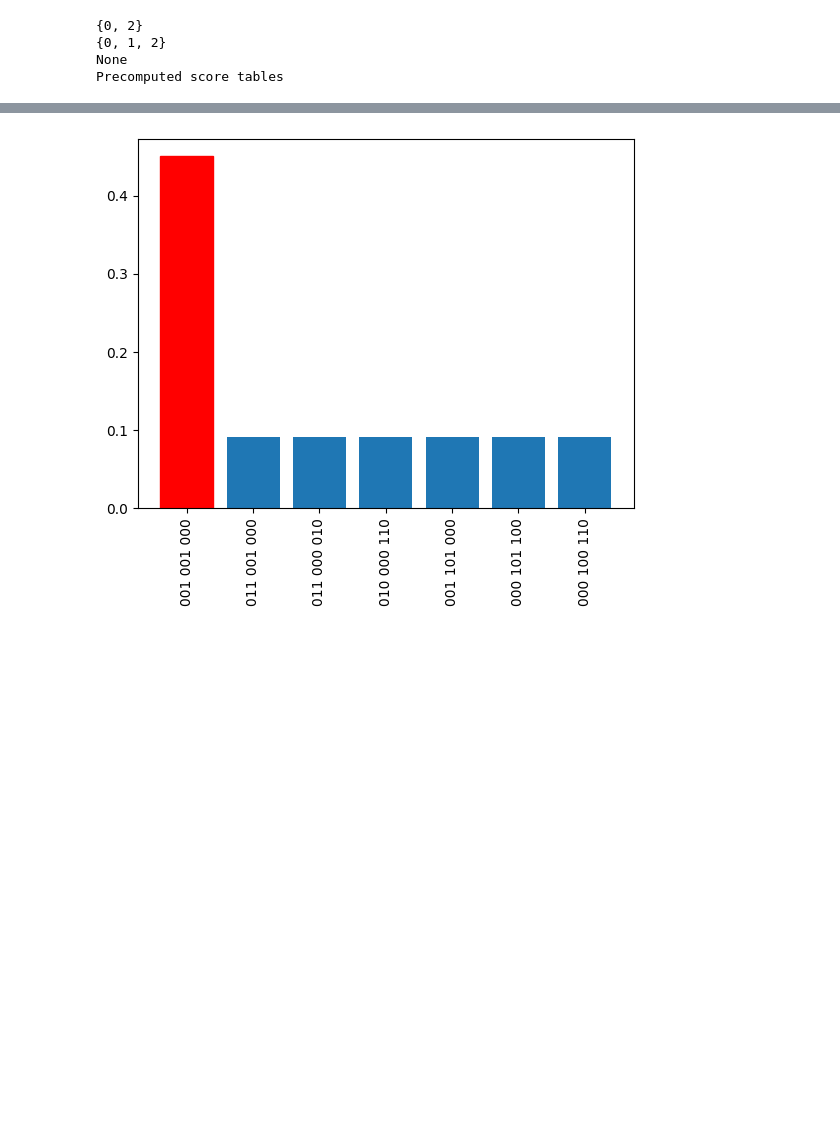
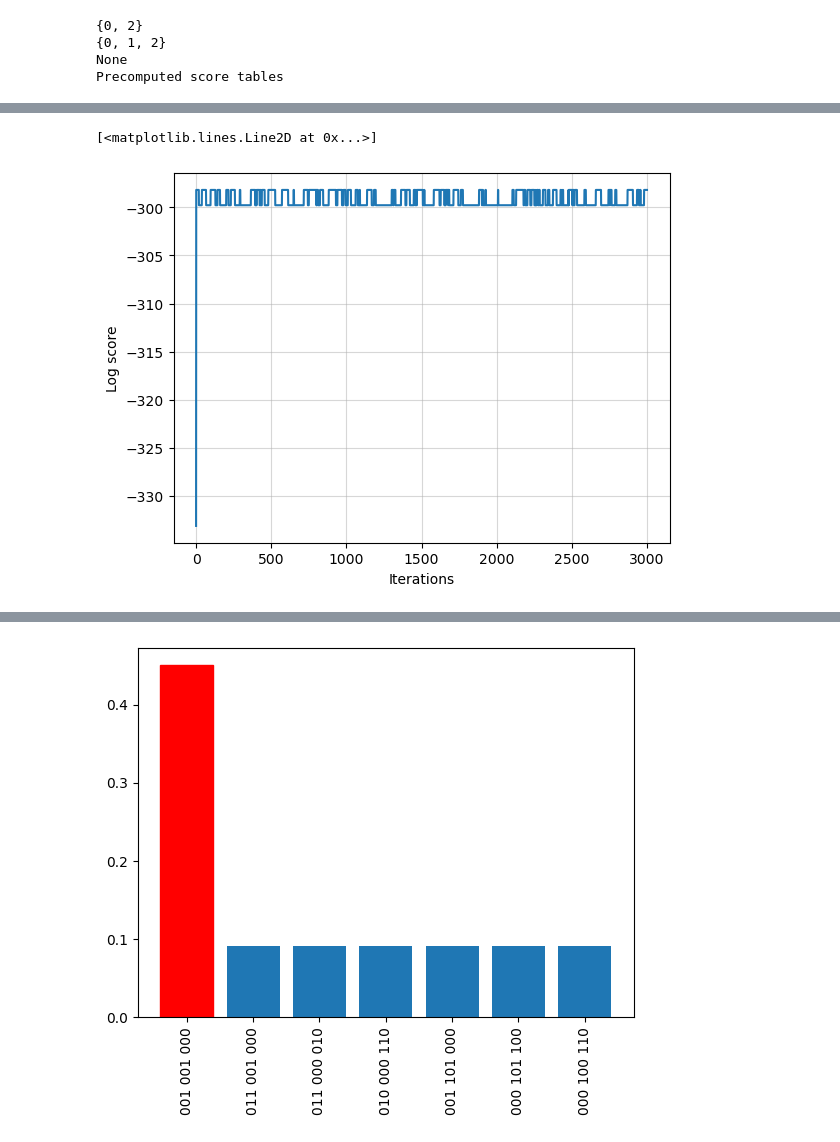
Before and after one commit to human-technology-institute/structure_learning, a Jupyter notebook: examples/partition_mcmc_bde.ipynb, the cells around one changed output, grey strips where cells are left out. Drawn from its saved outputs; the diff is of its cells as text; code cells hidden in the pictures; blank space fills up the shorter version.

```diff
--- a/examples/partition_mcmc_bde.ipynb
+++ b/examples/partition_mcmc_bde.ipynb
@@ -38,3 +38,8 @@ Acceptance_ratio: 1.1643333333333334
+# %%
+M.traceplot()
+# %% [output]
+[<matplotlib.lines.Line2D at 0x...>]
+[figure, added]
 # %%
 from matplotlib import pyplot as plt
 
```
Also changed, not shown: parts of 8 cells of this notebook, 2 other files.
